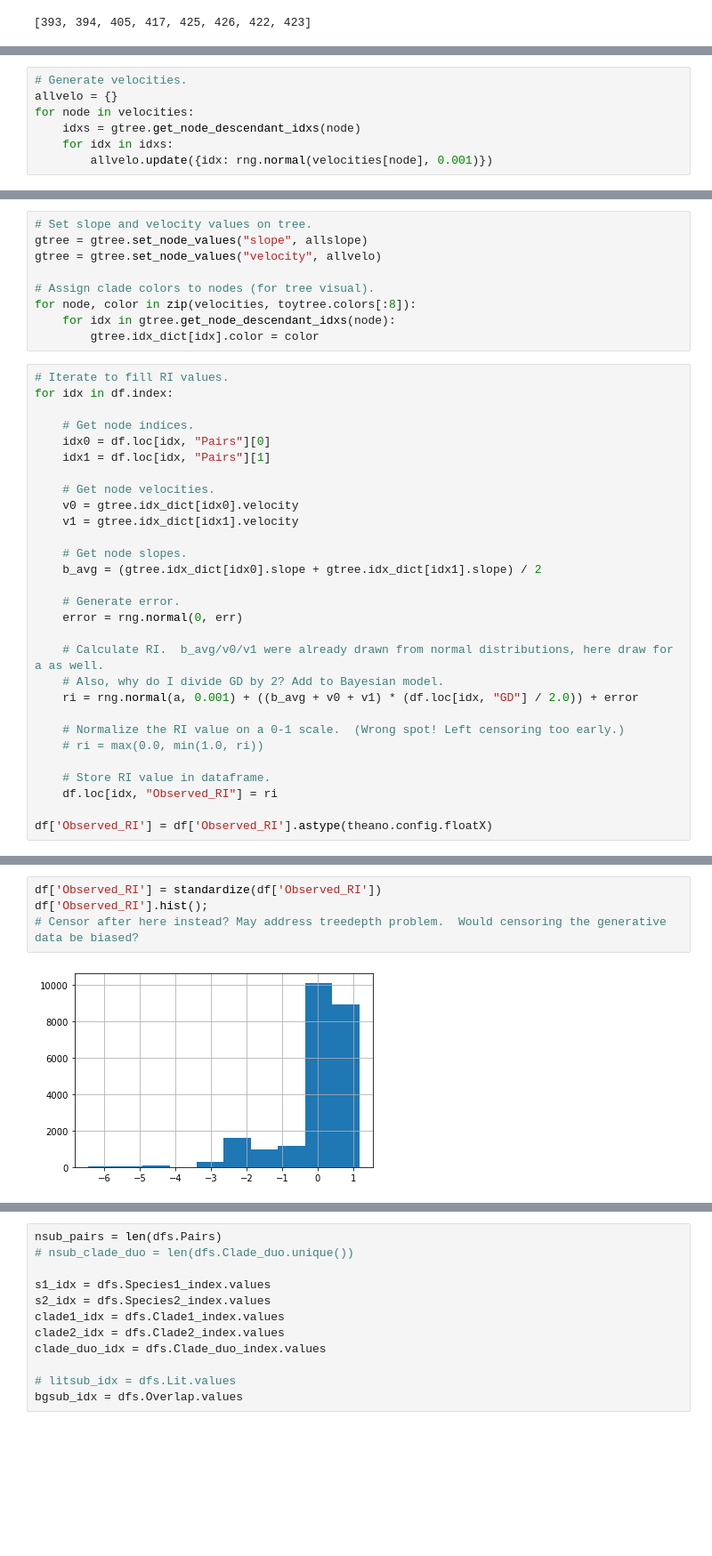
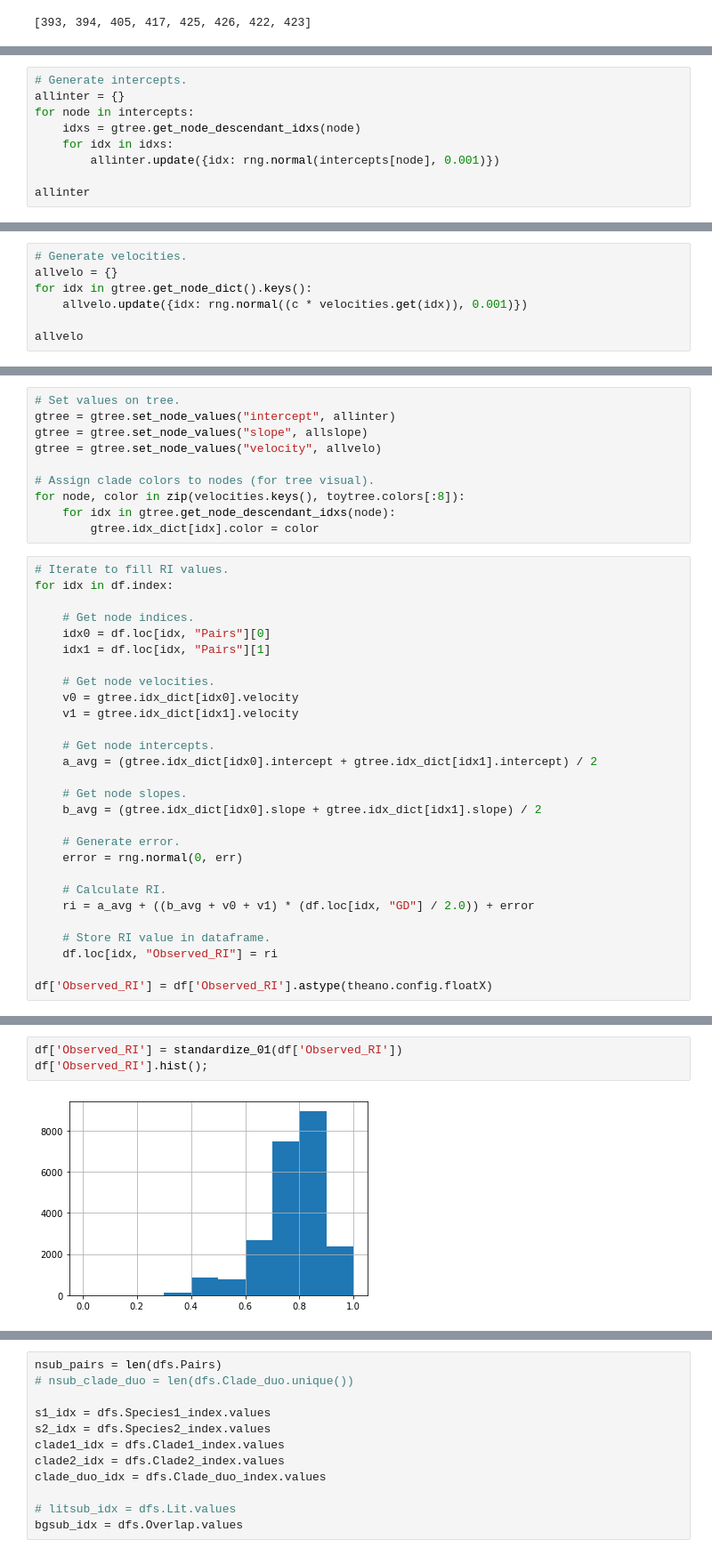
Before and after one commit to eaton-lab/oaks-thesis, a Jupyter notebook: notebooks/pymc3-model.ipynb, the cells around one changed output, grey strips where cells are left out. Shown: that part at 89% size. Drawn from its saved outputs; the diff is of its cells as text; blank space fills up the shorter version.

Commit message:
Model update.

```diff
--- a/notebooks/pymc3-model.ipynb
+++ b/notebooks/pymc3-model.ipynb
@@ -375,7 +437,9 @@ for node in slopes:
 # %%
-# Generate velocities.
-allvelo = {}
-for node in velocities:
+# Generate intercepts.
+allinter = {}
+for node in intercepts:
     idxs = gtree.get_node_descendant_idxs(node)
     for idx in idxs:
-        allvelo.update({idx: rng.normal(velocities[node], 0.001)})
+        allinter.update({idx: rng.normal(intercepts[node], 0.001)})
+
+allinter
@@ -381,0 +464,7 @@ for node in velocities:
+# %%
+# Generate velocities.
+allvelo = {}
+for idx in gtree.get_node_dict().keys():
+    allvelo.update({idx: rng.normal((c * velocities.get(idx)), 0.001)})
+
+allvelo
@@ -382,10 +489,11 @@ for node in velocities:
 # %%
-# Set slope and velocity values on tree.
+# Set values on tree.
+gtree = gtree.set_node_values("intercept", allinter)
 gtree = gtree.set_node_values("slope", allslope)
 gtree = gtree.set_node_values("velocity", allvelo)
 
 # Assign clade colors to nodes (for tree visual).
-for node, color in zip(velocities, toytree.colors[:8]):
+for node, color in zip(velocities.keys(), toytree.colors[:8]):
     for idx in gtree.get_node_descendant_idxs(node):
         gtree.idx_dict[idx].color = color
 # %%
@@ -400,18 +508,17 @@ for idx in df.index:
     v0 = gtree.idx_dict[idx0].velocity
     v1 = gtree.idx_dict[idx1].velocity
 
+    # Get node intercepts.
+    a_avg = (gtree.idx_dict[idx0].intercept + gtree.idx_dict[idx1].intercept) / 2
+
     # Get node slopes.
     b_avg = (gtree.idx_dict[idx0].slope + gtree.idx_dict[idx1].slope) / 2
 
     # Generate error.
     error = rng.normal(0, err)
 
-    # Calculate RI.  b_avg/v0/v1 were already drawn from normal distributions, here draw for a as well.
-    # Also, why do I divide GD by 2? Add to Bayesian model.
-    ri = rng.normal(a, 0.001) + ((b_avg + v0 + v1) * (df.loc[idx, "GD"] / 2.0)) + error
-
-    # Normalize the RI value on a 0-1 scale.  (Wrong spot! Left censoring too early.)
-    # ri = max(0.0, min(1.0, ri))
+    # Calculate RI.
+    ri = a_avg + ((b_avg + v0 + v1) * (df.loc[idx, "GD"] / 2.0)) + error
 
     # Store RI value in dataframe.
     df.loc[idx, "Observed_RI"] = ri
@@ -424,6 +531,5 @@ df['Observed_RI'].hist();
 # %%
-df['Observed_RI'] = standardize(df['Observed_RI'])
+df['Observed_RI'] = standardize_01(df['Observed_RI'])
 df['Observed_RI'].hist();
-# Censor after here instead? May address treedepth problem.  Would censoring the generative data be biased?
 # %% [output]
-[figure, old version]
+[figure, new version]
```
Also changed, not shown: parts of 49 cells of this notebook.
